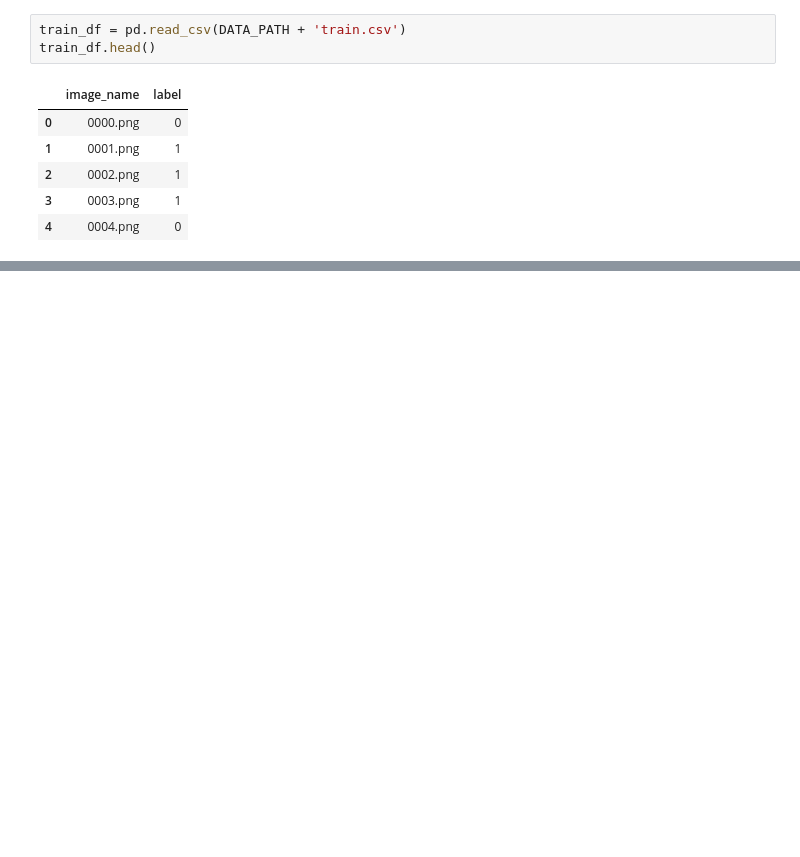
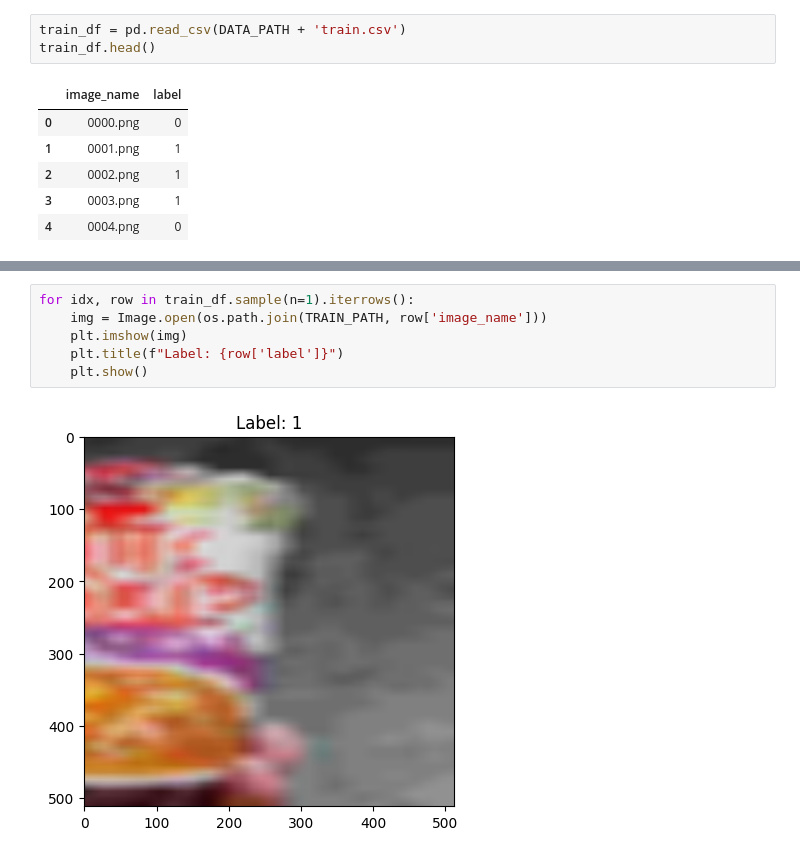
Before and after one commit to masa1357/package_analysis, a Jupyter notebook: code/main.ipynb, the cells around one changed output, grey strips where cells are left out. Cells and saved outputs as stored; diff of their text form; blank space fills up the shorter version.

```diff
--- a/code/main.ipynb
+++ b/code/main.ipynb
@@ -100,0 +50,8 @@ FileNotFoundError: [Errno 2] No such file or directory: './Images/n02085620-Chih
+# %%
+for idx, row in train_df.sample(n=1).iterrows():
+    img = Image.open(os.path.join(TRAIN_PATH, row['image_name']))
+    plt.imshow(img)
+    plt.title(f"Label: {row['label']}")
+    plt.show()
+# %% [output]
+[figure, added]
```
Also changed, not shown: parts of 10 cells of this notebook.
